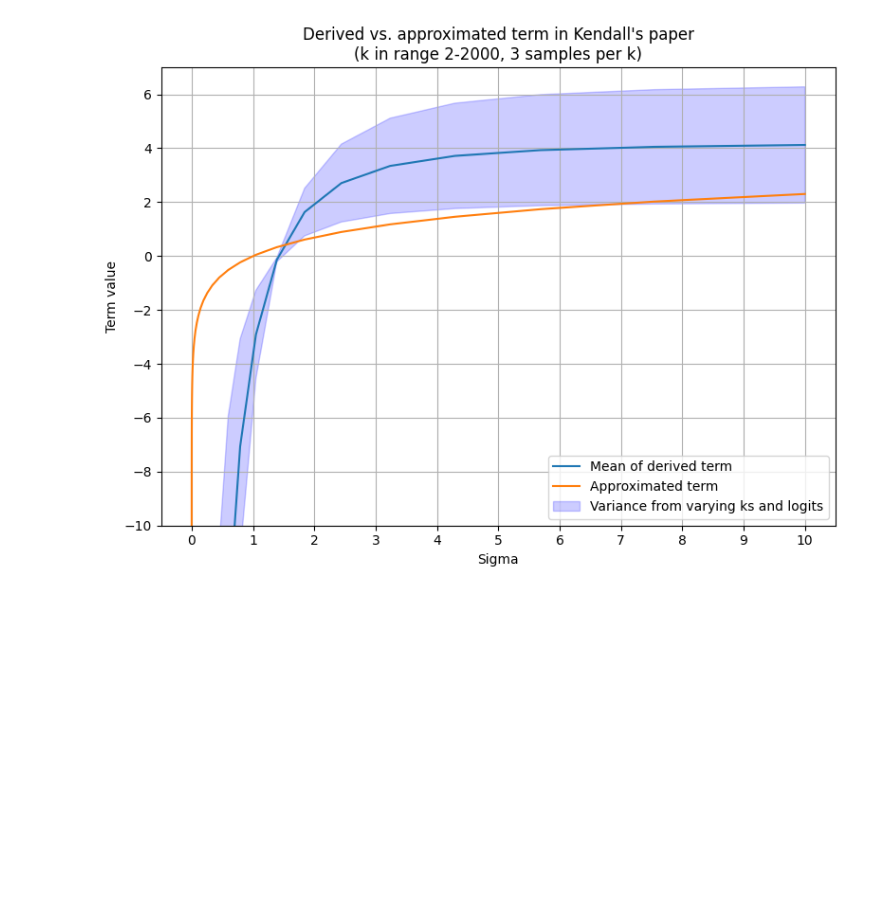
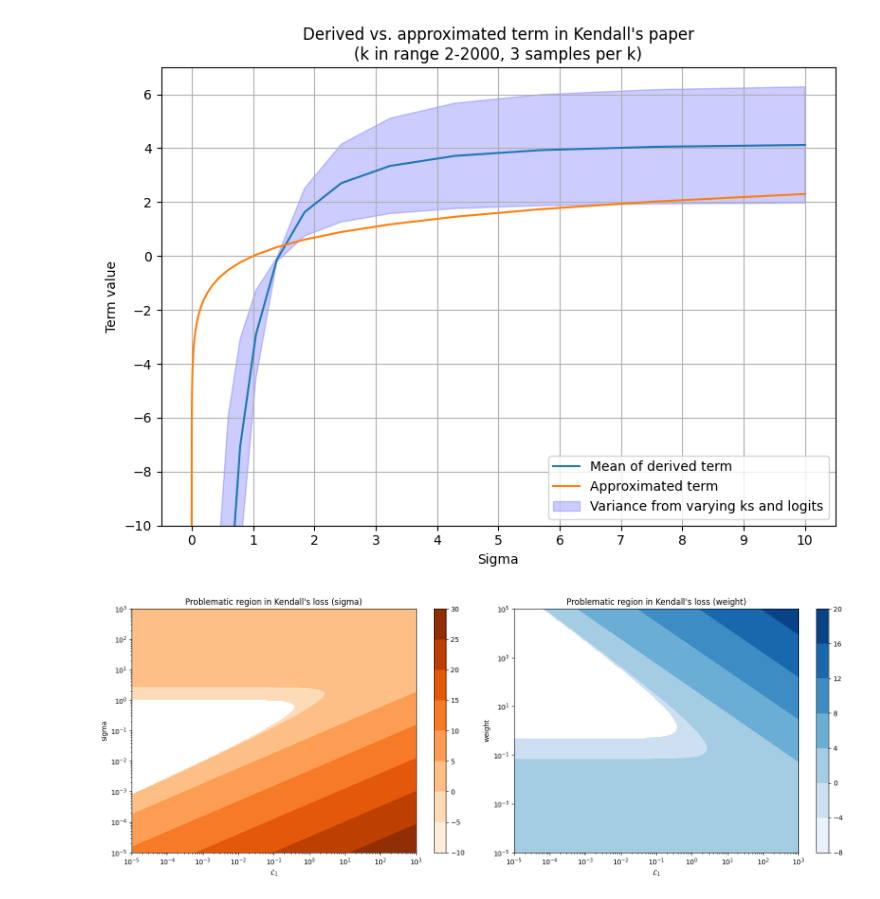
Before and after one commit to graphcore-research/minimol, a Jupyter notebook: notebooks/uncertainty_weighing.ipynb, the cells around one changed output. Saved outputs shown, nothing was run; the diff lists cells and outputs as text; code cells hidden in the pictures; blank space fills up the shorter version.

```diff
--- a/notebooks/uncertainty_weighing.ipynb
+++ b/notebooks/uncertainty_weighing.ipynb
@@ -78,6 +78,50 @@ plt.tight_layout()
 plt.show()
 # %% [output]
 [figure]
+# %%
+import numpy as np
+import matplotlib.pyplot as plt
+
+L = np.logspace(-5, 3, 200)
+
+# figure with sigma
+sigma = np.logspace(-5, 3, 200)
+L_grid_sigma, sigma_grid = np.meshgrid(L, sigma)
+kendalls_loss_sigma = lambda loss, std: (1 / (2 * (std**2))) * loss + np.log(std)
+loss_values_sigma = np.log(kendalls_loss_sigma(L_grid_sigma, sigma_grid))
+
+# figure with weight
+# weight = 1 / (2 * sigma^2)
+# So, sigma = sqrt(1 / (2 * weight))
+weight = np.logspace(-5, 5, 200)
+L_grid_weight, weight_grid = np.meshgrid(L, weight)
+kendalls_loss_weight = lambda loss, weight: weight * loss - 0.5 * np.log(2 * weight)
+loss_values_weight = np.log(kendalls_loss_weight(L_grid_weight, weight_grid))
+
+# Plt stuff
+plt.figure(figsize=(16, 6))
+plt.subplot(1, 2, 1)
+cp1 = plt.contourf(L_grid_sigma, sigma_grid, loss_values_sigma, cmap='Oranges')
+plt.colorbar(cp1)
+plt.title("Problematic region in Kendall's loss (sigma)")
+plt.xscale('log')
+plt.yscale('log')
+plt.xlabel('$\\mathcal{L}_1$')
+plt.ylabel('sigma')
+
+plt.subplot(1, 2, 2)
+cp2 = plt.contourf(L_grid_weight, weight_grid, loss_values_weight, cmap='Blues')
+plt.colorbar(cp2)
+plt.title("Problematic region in Kendall's loss (weight)")
+plt.xscale('log')
+plt.yscale('log')
+plt.xlabel('$\\mathcal{L}_1$')
+plt.ylabel('weight')
+
+plt.tight_layout()
+plt.show()
+# %% [output]
+[figure, added]
 # %%
 import numpy as np
 import matplotlib.pyplot as plt
```
Also changed, not shown: parts of 11 cells of this notebook, 1 other file.
